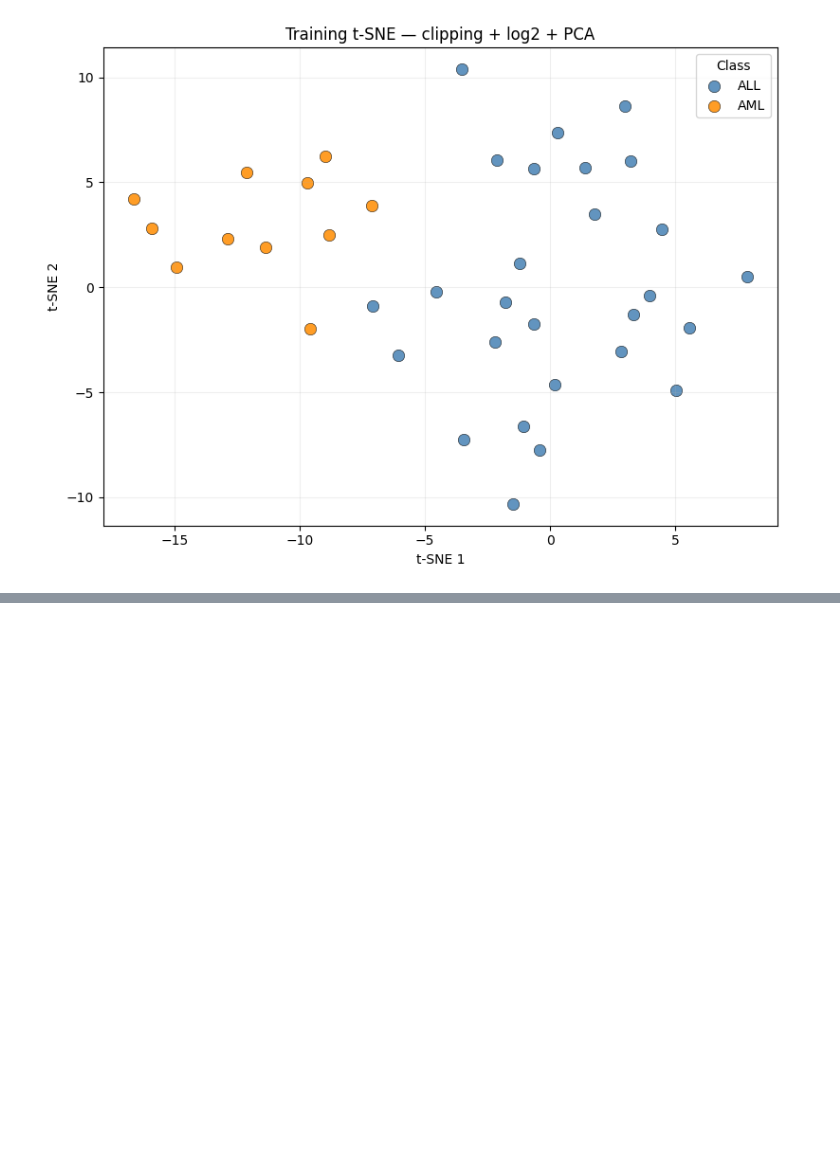
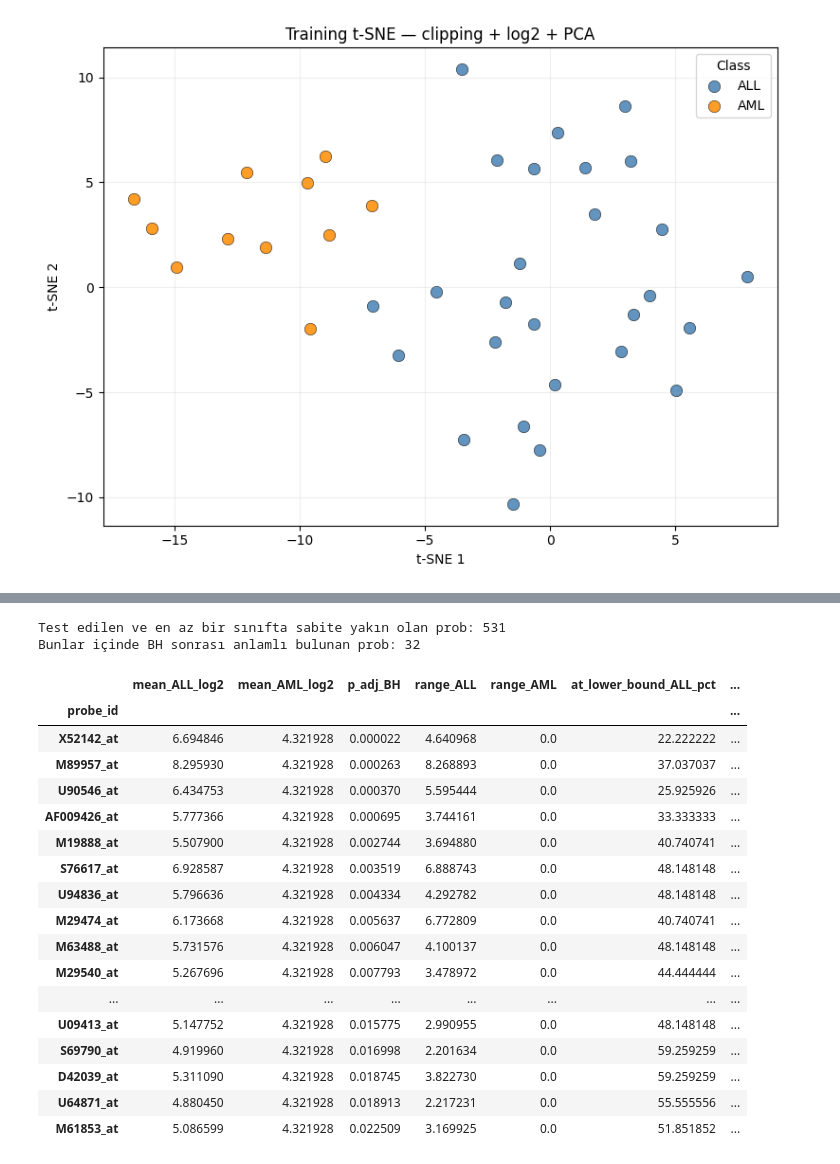
Before and after one commit to feyzatesoglu/all-aml-gene-expression-classification, a Jupyter notebook: notebooks/01_data_exploration.ipynb, the cells around one changed output, grey strips where cells are left out. Saved outputs shown, nothing was run; the diff lists cells and outputs as text; code cells hidden in the pictures; blank space fills up the shorter version.

```diff
--- a/notebooks/01_data_exploration.ipynb
+++ b/notebooks/01_data_exploration.ipynb
@@ -649,0 +731,78 @@ plt.show()
+# %%
+# Her sınıfta prob değerlerinin ne kadar değiştiğini kontrol et.
+spread_all = X_all.max() - X_all.min()
+spread_aml = X_aml.max() - X_aml.min()
+
+# Sayısal olarak sabit veya sabite çok yakın problar.
+near_constant_all = np.isclose(
+    spread_all, 0, atol=1e-10, rtol=0
+)
+near_constant_aml = np.isclose(
+    spread_aml, 0, atol=1e-10, rtol=0
+)
+
+probe_diagnostics = pd.DataFrame({
+    "near_constant_ALL": near_constant_all,
+    "near_constant_AML": near_constant_aml,
+    "range_ALL": spread_all,
+    "range_AML": spread_aml,
+    "at_lower_bound_ALL_pct":
+        X_all.eq(np.log2(LOWER_BOUND)).mean() * 100,
+    "at_lower_bound_AML_pct":
+        X_aml.eq(np.log2(LOWER_BOUND)).mean() * 100,
+})
+
+# Önceki sonuç tablosuyla birleştir; sonuçları değiştirme.
+checked_stats = probe_stats.join(probe_diagnostics)
+
+flagged = (
+    checked_stats["testable"] &
+    (
+        checked_stats["near_constant_ALL"] |
+        checked_stats["near_constant_AML"]
+    )
+)
+
+print(
+    "Test edilen ve en az bir sınıfta sabite yakın olan prob:",
+    int(flagged.sum())
+)
+print(
+    "Bunlar içinde BH sonrası anlamlı bulunan prob:",
+    int(
+        (flagged & checked_stats["significant_BH_0.05"]).sum()
+    )
+)
+
+display(
+    checked_stats.loc[flagged, [
+        "mean_ALL_log2",
+        "mean_AML_log2",
+        "p_adj_BH",
+        "range_ALL",
+        "range_AML",
+        "at_lower_bound_ALL_pct",
+        "at_lower_bound_AML_pct"
+    ]].head(20)
+)
+# %% [output]
+Test edilen ve en az bir sınıfta sabite yakın olan prob: 531
+Bunlar içinde BH sonrası anlamlı bulunan prob: 32
+|  | mean_ALL_log2 | mean_AML_log2 | p_adj_BH | range_ALL | range_AML | at_lower_bound_ALL_pct | ... |
+| probe_id |  |  |  |  |  |  | ... |
+| X52142_at | 6.694846 | 4.321928 | 0.000022 | 4.640968 | 0.0 | 22.222222 | ... |
+| M89957_at | 8.295930 | 4.321928 | 0.000263 | 8.268893 | 0.0 | 37.037037 | ... |
+| U90546_at | 6.434753 | 4.321928 | 0.000370 | 5.595444 | 0.0 | 25.925926 | ... |
+| AF009426_at | 5.777366 | 4.321928 | 0.000695 | 3.744161 | 0.0 | 33.333333 | ... |
+| M19888_at | 5.507900 | 4.321928 | 0.002744 | 3.694880 | 0.0 | 40.740741 | ... |
+| S76617_at | 6.928587 | 4.321928 | 0.003519 | 6.888743 | 0.0 | 48.148148 | ... |
+| U94836_at | 5.796636 | 4.321928 | 0.004334 | 4.292782 | 0.0 | 48.148148 | ... |
+| M29474_at | 6.173668 | 4.321928 | 0.005637 | 6.772809 | 0.0 | 40.740741 | ... |
+| M63488_at | 5.731576 | 4.321928 | 0.006047 | 4.100137 | 0.0 | 48.148148 | ... |
+| M29540_at | 5.267696 | 4.321928 | 0.007793 | 3.478972 | 0.0 | 44.444444 | ... |
+| ... | ... | ... | ... | ... | ... | ... | ... |
+| U09413_at | 5.147752 | 4.321928 | 0.015775 | 2.990955 | 0.0 | 48.148148 | ... |
+| S69790_at | 4.919960 | 4.321928 | 0.016998 | 2.201634 | 0.0 | 59.259259 | ... |
+| D42039_at | 5.311090 | 4.321928 | 0.018745 | 3.822730 | 0.0 | 59.259259 | ... |
+| U64871_at | 4.880450 | 4.321928 | 0.018913 | 2.217231 | 0.0 | 55.555556 | ... |
+| M61853_at | 5.086599 | 4.321928 | 0.022509 | 3.169925 | 0.0 | 51.851852 | ... |
```
Also changed, not shown: parts of 3 cells of this notebook.
